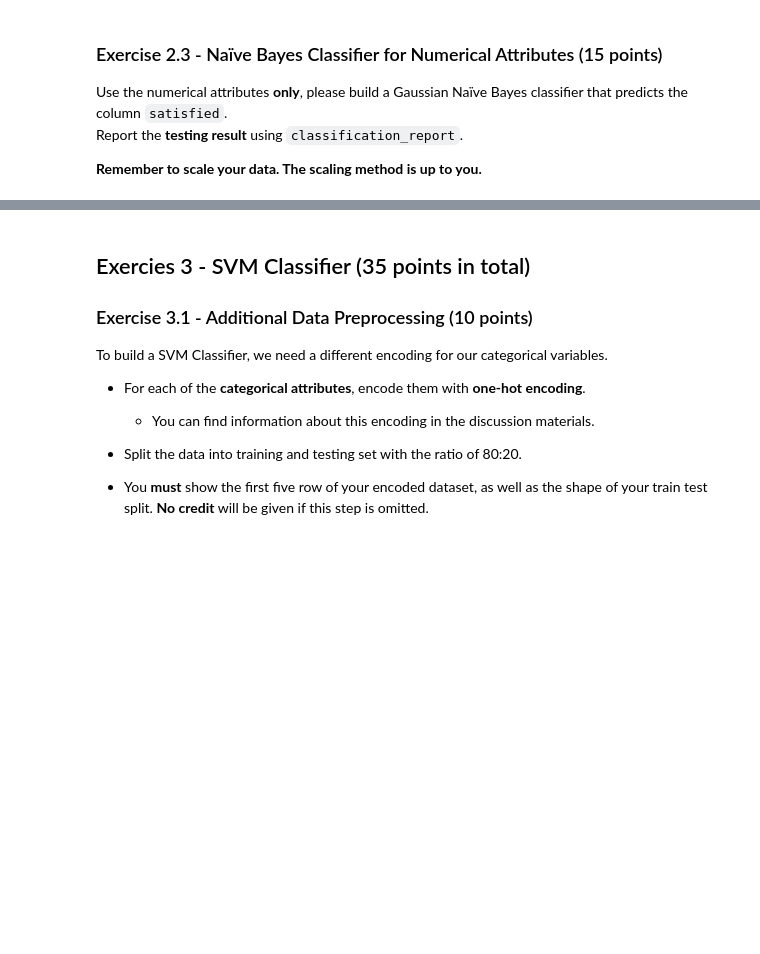
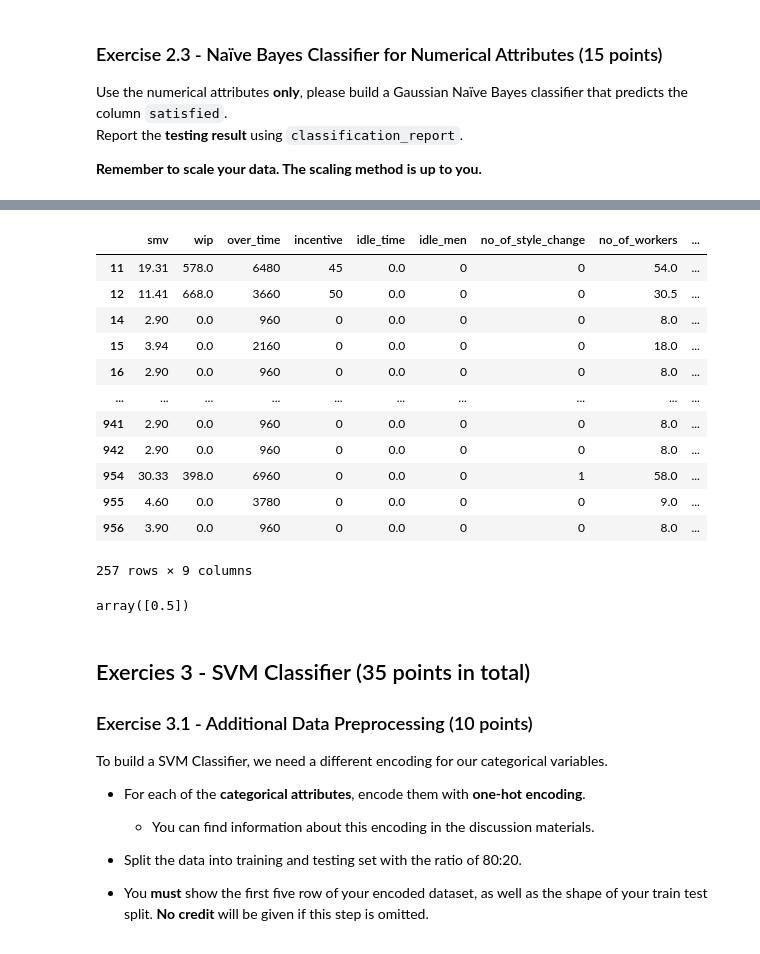
Before and after one commit to SriSupratikTalari/hw2, a Jupyter notebook: HW2_NB_&_SVMs.ipynb, the cells around one changed output, grey strips where cells are left out. Cells and saved outputs as stored; diff of their text form; code cells hidden in the pictures; blank space fills up the shorter version.

```diff
--- a/HW2_NB_&_SVMs.ipynb
+++ b/HW2_NB_&_SVMs.ipynb
@@ -542,0 +683,17 @@ Report the **testing result** using `classification_report`.
+# %%
+temp2=X[X['satisfied']==False]
+temp2
+# %% [output]
+|  | smv | wip | over_time | incentive | idle_time | idle_men | no_of_style_change | no_of_workers | ... |
+| 11 | 19.31 | 578.0 | 6480 | 45 | 0.0 | 0 | 0 | 54.0 | ... |
+| 12 | 11.41 | 668.0 | 3660 | 50 | 0.0 | 0 | 0 | 30.5 | ... |
+| 14 | 2.90 | 0.0 | 960 | 0 | 0.0 | 0 | 0 | 8.0 | ... |
+| 15 | 3.94 | 0.0 | 2160 | 0 | 0.0 | 0 | 0 | 18.0 | ... |
+| 16 | 2.90 | 0.0 | 960 | 0 | 0.0 | 0 | 0 | 8.0 | ... |
+| ... | ... | ... | ... | ... | ... | ... | ... | ... | ... |
+| 941 | 2.90 | 0.0 | 960 | 0 | 0.0 | 0 | 0 | 8.0 | ... |
+| 942 | 2.90 | 0.0 | 960 | 0 | 0.0 | 0 | 0 | 8.0 | ... |
+| 954 | 30.33 | 398.0 | 6960 | 0 | 0.0 | 0 | 1 | 58.0 | ... |
+| 955 | 4.60 | 0.0 | 3780 | 0 | 0.0 | 0 | 0 | 9.0 | ... |
+| 956 | 3.90 | 0.0 | 960 | 0 | 0.0 | 0 | 0 | 8.0 | ... |
+257 rows × 9 columns
@@ -543,3 +720,7 @@ Report the **testing result** using `classification_report`.
+# %%
+((P_s1*P_x1_s1*P_x2_s1*P_x3_s1*P_x4_s1*P_x5_s1*P_x6_s1*P_x7_s1*P_x8_s1)/((P_s1*P_x1_s1*P_x2_s1*P_x3_s1*P_x4_s1*P_x5_s1*P_x6_s1*P_x7_s1*P_x8_s1)+(P_s0*P_x1_s0*P_x2_s0*P_x3_s0*P_x4_s0*P_x5_s0*P_x6_s0*P_x7_s0*P_x8_s0))).unique()
+# %% [output]
+array([0.5])
 # %% [markdown]
 ## Exercies 3 - SVM Classifier (35 points in total)
 
```
Also changed, not shown: parts of 24 cells of this notebook.
